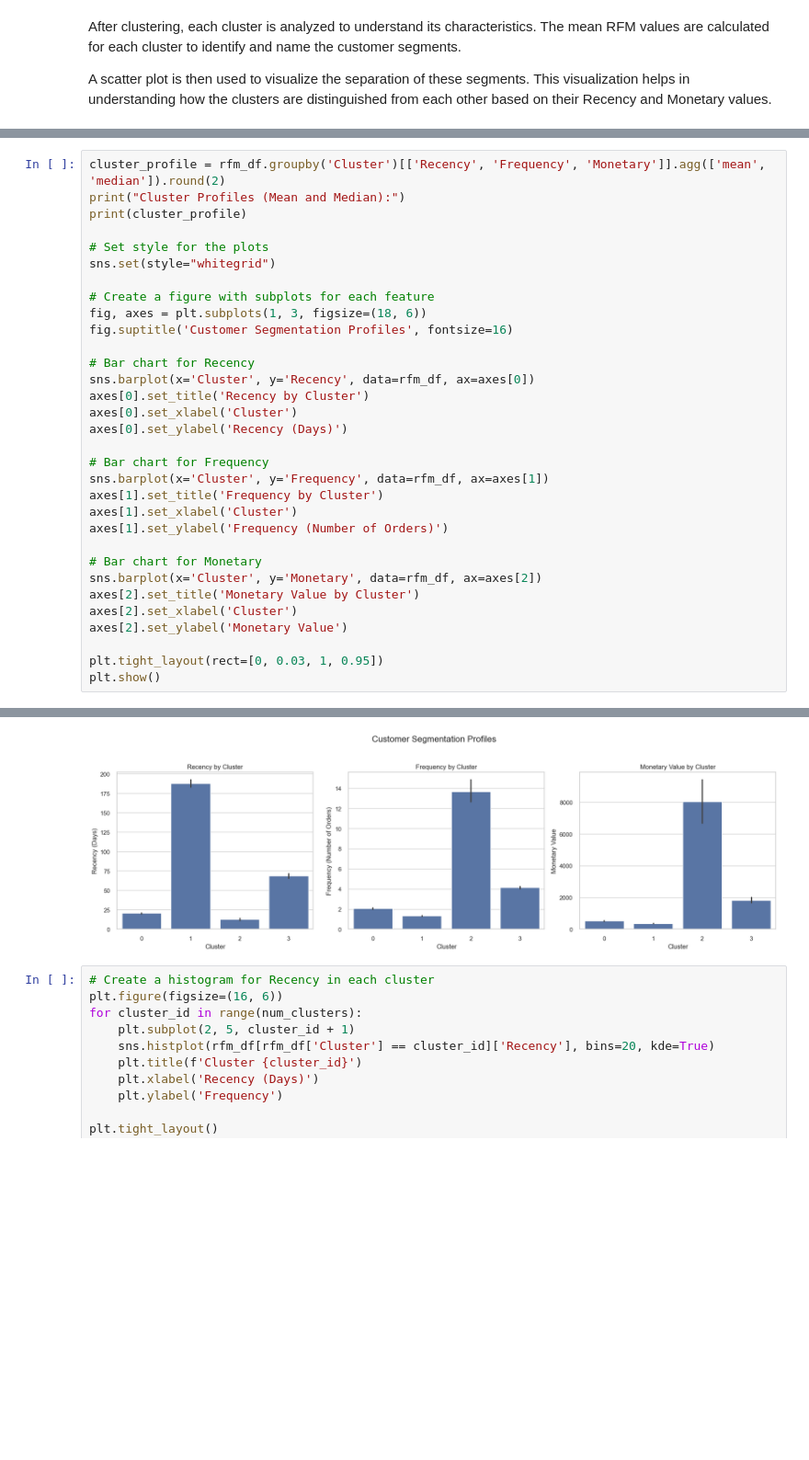
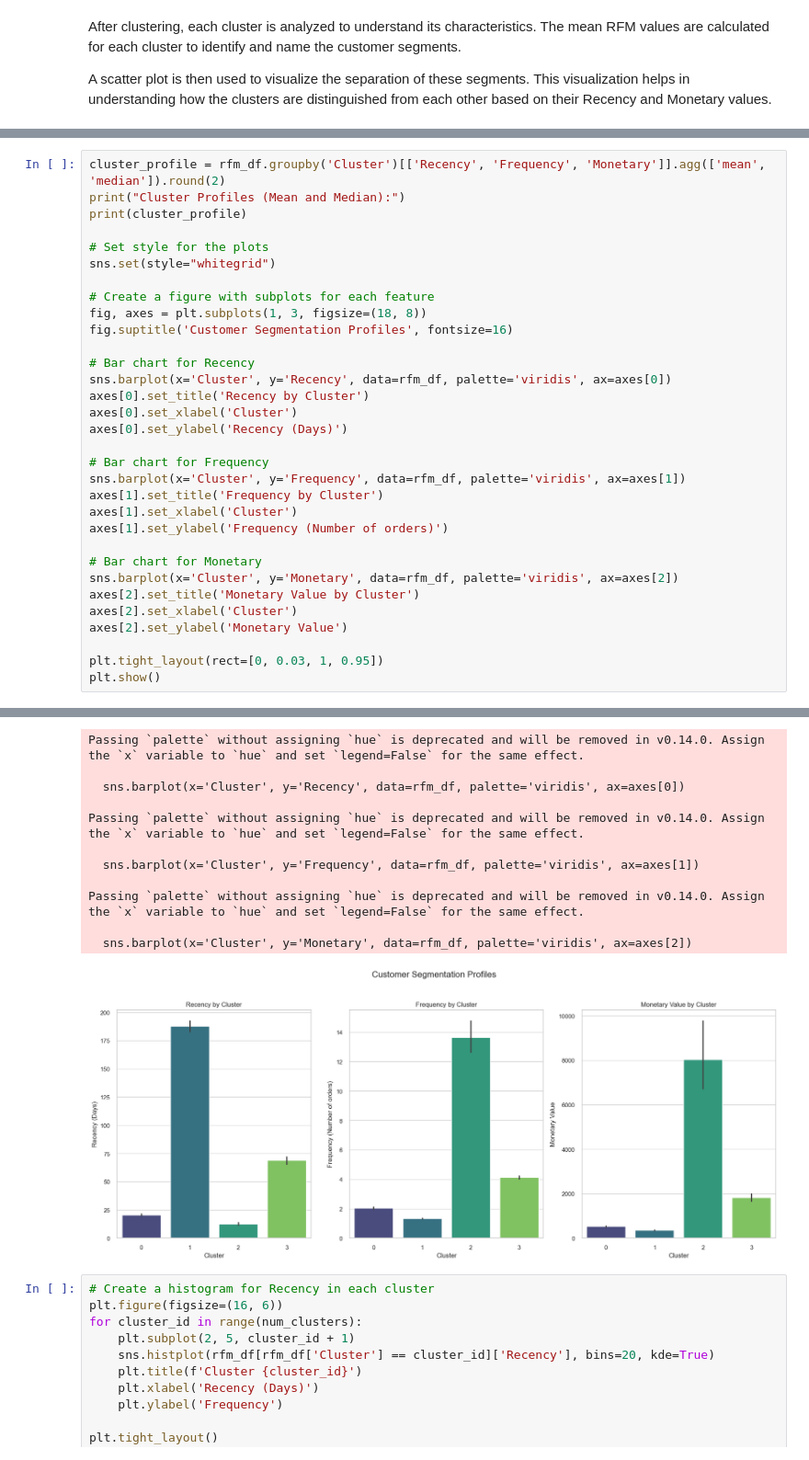
Before and after one commit to Arpmee027/Customer_Segmentation_using_K-means_Clustering, a Jupyter notebook: Customer Segementation for online retail using K-means Algorithm.ipynb, the cells around one changed output, grey strips where cells are left out. Shown at 92% size. Saved outputs shown, nothing was run; the diff lists cells and outputs as text; blank space fills up the shorter version.

```diff
--- a/Customer Segementation for online retail using K-means Algorithm.ipynb
+++ b/Customer Segementation for online retail using K-means Algorithm.ipynb
@@ -315,39 +315,50 @@ print(cluster_profile)
 sns.set(style="whitegrid")
 
 # Create a figure with subplots for each feature
-fig, axes = plt.subplots(1, 3, figsize=(18, 6))
+fig, axes = plt.subplots(1, 3, figsize=(18, 8))
 fig.suptitle('Customer Segmentation Profiles', fontsize=16)
 
 # Bar chart for Recency
-sns.barplot(x='Cluster', y='Recency', data=rfm_df, ax=axes[0])
+sns.barplot(x='Cluster', y='Recency', data=rfm_df, palette='viridis', ax=axes[0])
 axes[0].set_title('Recency by Cluster')
 axes[0].set_xlabel('Cluster')
 axes[0].set_ylabel('Recency (Days)')
 
 # Bar chart for Frequency
-sns.barplot(x='Cluster', y='Frequency', data=rfm_df, ax=axes[1])
+sns.barplot(x='Cluster', y='Frequency', data=rfm_df, palette='viridis', ax=axes[1])
 axes[1].set_title('Frequency by Cluster')
 axes[1].set_xlabel('Cluster')
-axes[1].set_ylabel('Frequency (Number of Orders)')
+axes[1].set_ylabel('Frequency (Number of orders)')
 
 # Bar chart for Monetary
-sns.barplot(x='Cluster', y='Monetary', data=rfm_df, ax=axes[2])
+sns.barplot(x='Cluster', y='Monetary', data=rfm_df, palette='viridis', ax=axes[2])
 axes[2].set_title('Monetary Value by Cluster')
 axes[2].set_xlabel('Cluster')
 axes[2].set_ylabel('Monetary Value')
 
 plt.tight_layout(rect=[0, 0.03, 1, 0.95])
 plt.show()
 # %% [output]
 Cluster Profiles (Mean and Median):
         Recency        Frequency        Monetary
            mean median      mean median     mean   median
 Cluster
 0         20.53   19.0      2.04    2.0   526.00   449.45
 1        187.70  183.0      1.33    1.0   353.59   300.68
 2         12.51    9.0     13.66   10.0  8037.21  3726.08
 3         68.71   54.0      4.14    4.0  1813.08  1353.74
+Passing `palette` without assigning `hue` is deprecated and will be removed in v0.14.0. Assign the `x` variable to `hue` and set `legend=False` for the same effect.
+
+  sns.barplot(x='Cluster', y='Recency', data=rfm_df, palette='viridis', ax=axes[0])
+
+Passing `palette` without assigning `hue` is deprecated and will be removed in v0.14.0. Assign the `x` variable to `hue` and set `legend=False` for the same effect.
+
+  sns.barplot(x='Cluster', y='Frequency', data=rfm_df, palette='viridis', ax=axes[1])
+
+Passing `palette` without assigning `hue` is deprecated and will be removed in v0.14.0. Assign the `x` variable to `hue` and set `legend=False` for the same effect.
+
+  sns.barplot(x='Cluster', y='Monetary', data=rfm_df, palette='viridis', ax=axes[2])
-[figure, old version]
+[figure, new version]
 # %%
 # Create a histogram for Recency in each cluster
 plt.figure(figsize=(16, 6))
```
Also changed, not shown: parts of 4 cells of this notebook.
